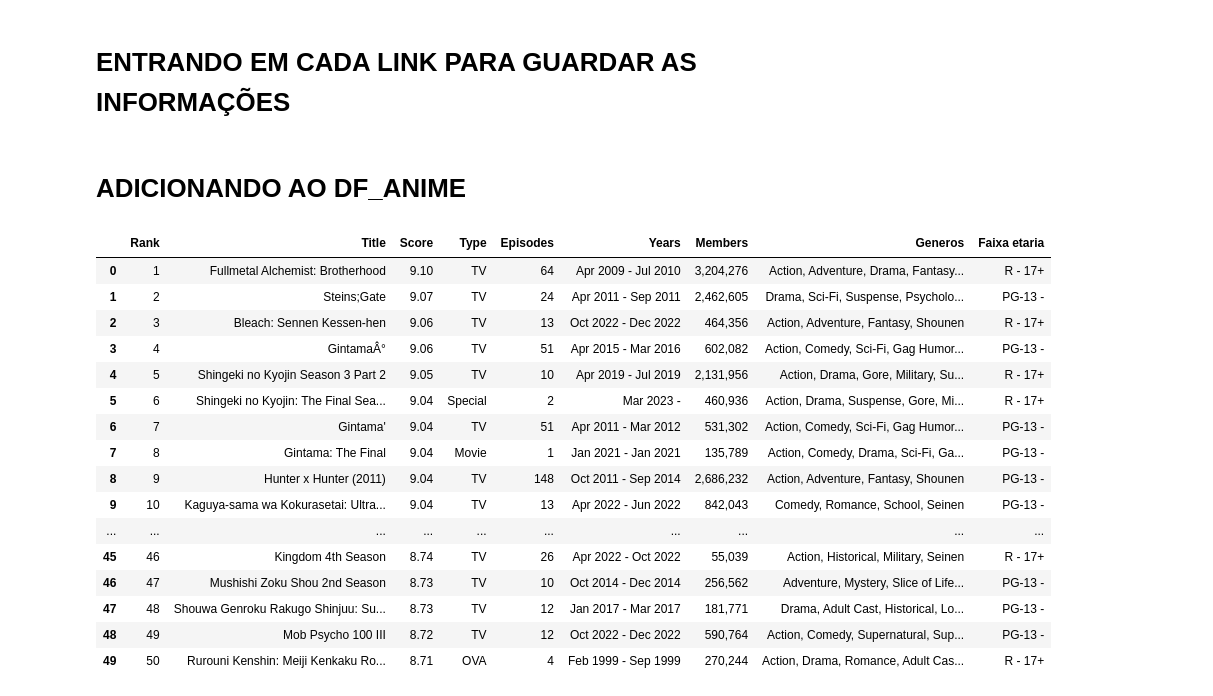
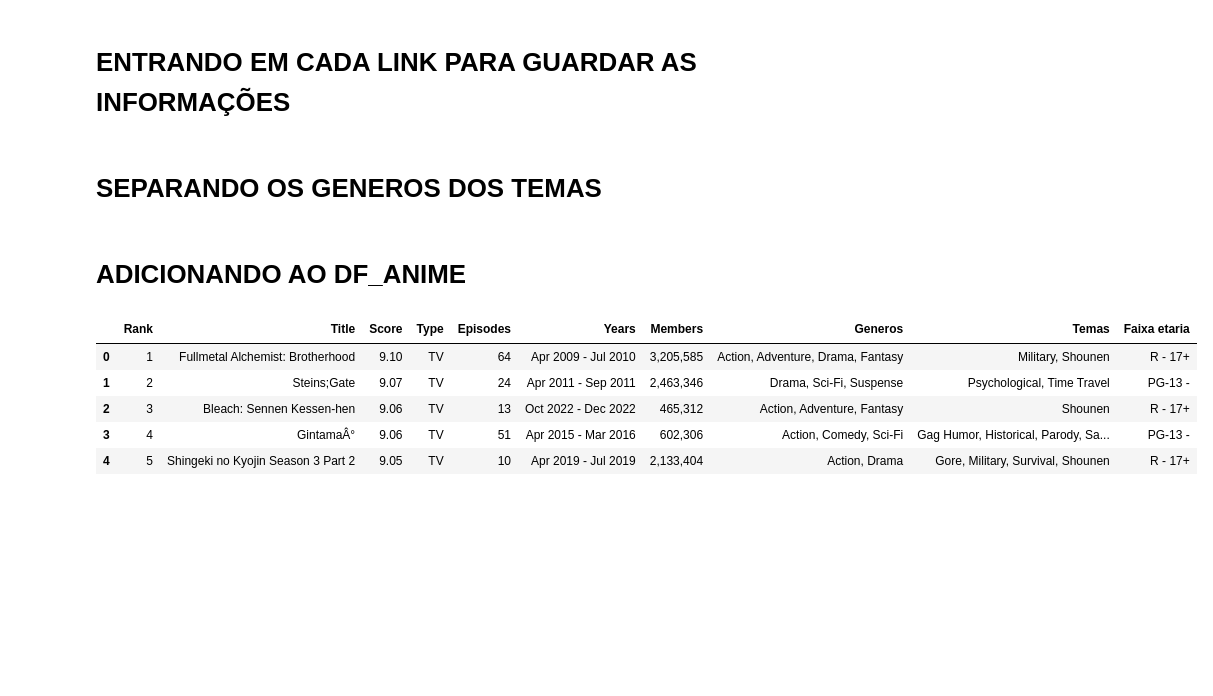
Before and after one commit to levirenato/tabelaMyanimelist, a Jupyter notebook: Anime_ranking.ipynb, the cells around one changed output. Cells and saved outputs as stored; diff of their text form; code cells hidden in the pictures; blank space fills up the shorter version.

```diff
--- a/Anime_ranking.ipynb
+++ b/Anime_ranking.ipynb
@@ -75,7 +53,7 @@ links=links[:top] #limitando a lista para o valor escolhido
 # %% [markdown]
 # ENTRANDO EM CADA LINK PARA GUARDAR AS INFORMAÇÕES
 # %%
-matriz_etaria, matriz_genero = [[],[]] #criandp as duas lista vazias para inserir os dados da matriz
+matriz_etaria, generos_e_temas_bruto = [],[]
 
 # Looping para ler cada link na lista receber os dados, adicionar na lista e ir para o proximo link
 for url in links:
@@ -90,8 +68,8 @@ for url in links:
 
     try:
         #genero
-        generos = bloco_side.find_all("span",attrs={"itemprop": "genre"})
-        generos = [genero.get_text() for genero in generos]
+        generos_e_temas = bloco_side.find_all("span",attrs={"itemprop": "genre"})
+        generos_e_temas = [i.get_text() for i in generos_e_temas]
 
         #idade
         faixa_etaria = bloco_side.find(string=re.compile(r"\s[A-Za-z]{1,2}\s?-|[+]\s?")).text
@@ -99,31 +77,43 @@ for url in links:
     except:
         generos = ""
         faixa_etaria = ""
-    #dicionario
-    matriz_genero.append(", ".join(str(genero) for genero in generos))
+
+    # matriz com os generos e temas misturados
+    generos_e_temas_bruto.append(generos_e_temas)
+
+    #Criadno a matriz faixa etária
     matriz_etaria.append(faixa_etaria)
+# %% [markdown]
+# SEPARANDO OS GENEROS DOS TEMAS
+# %%
+matriz_genero,matriz_tema = [],[] #criando as tres lista vazias para inserir os dados da matriz
+
+# Listas de temas e generos padrão disponibilzados no site
+lista_de_generos =["Action","Adventure","Avant Garde","Award Winning","Boys Love","Comedy","Drama","Fantasy","Girls Love","Gourmet",
+                   "Horror","Mystery","Romance","Sci-Fi","Slice of Life","Sports","Supernatural","Suspense"]
+
+# separando os temas dos generos
+for i in generos_e_temas_bruto:
+  lista_gen,lista_tem =[],[]
+  for genero in i:
+    if genero in lista_de_generos:
+      lista_gen.append(genero)
+    else:
+      lista_tem.append(genero)
+
+  matriz_genero.append(", ".join(str(genero) for genero in lista_gen))
+  matriz_tema.append(", ".join(str(tema) for tema in lista_tem))
 # %% [markdown]
 # ADICIONANDO AO DF_ANIME
 # %%
-df_anime["Generos"] = matriz_genero #criando a coluna generos e adicionando os dados
+df_anime["Generos"] = matriz_genero  #criando a coluna generos e adicionando os dados
+df_anime["Temas"] = matriz_tema #criando a coluna generos e adicionando os dados
 df_anime["Faixa etaria"] = matriz_etaria #criando a coluna generos e adicionando os dados
+df_anime
+# %% [output]
+|  | Rank | Title | Score | Type | Episodes | Years | Members | Generos | Temas | Faixa etaria |
+| 0 | 1 | Fullmetal Alchemist: Brotherhood | 9.10 | TV | 64 | Apr 2009 - Jul 2010 | 3,205,585 | Action, Adventure, Drama, Fantasy | Military, Shounen | R - 17+ |
+| 1 | 2 | Steins;Gate | 9.07 | TV | 24 | Apr 2011 - Sep 2011 | 2,463,346 | Drama, Sci-Fi, Suspense | Psychological, Time Travel | PG-13 - |
+| 2 | 3 | Bleach: Sennen Kessen-hen | 9.06 | TV | 13 | Oct 2022 - Dec 2022 | 465,312 | Action, Adventure, Fantasy | Shounen | R - 17+ |
+| 3 | 4 | GintamaÂ° | 9.06 | TV | 51 | Apr 2015 - Mar 2016 | 602,306 | Action, Comedy, Sci-Fi | Gag Humor, Historical, Parody, Sa... | PG-13 - |
+| 4 | 5 | Shingeki no Kyojin Season 3 Part 2 | 9.05 | TV | 10 | Apr 2019 - Jul 2019 | 2,133,404 | Action, Drama | Gore, Military, Survival, Shounen | R - 17+ |
-# %%
-df_anime
-# %% [output]
-|  | Rank | Title | Score | Type | Episodes | Years | Members | Generos | Faixa etaria |
-| 0 | 1 | Fullmetal Alchemist: Brotherhood | 9.10 | TV | 64 | Apr 2009 - Jul 2010 | 3,204,276 | Action, Adventure, Drama, Fantasy... | R - 17+ |
-| 1 | 2 | Steins;Gate | 9.07 | TV | 24 | Apr 2011 - Sep 2011 | 2,462,605 | Drama, Sci-Fi, Suspense, Psycholo... | PG-13 - |
-| 2 | 3 | Bleach: Sennen Kessen-hen | 9.06 | TV | 13 | Oct 2022 - Dec 2022 | 464,356 | Action, Adventure, Fantasy, Shounen | R - 17+ |
-| 3 | 4 | GintamaÂ° | 9.06 | TV | 51 | Apr 2015 - Mar 2016 | 602,082 | Action, Comedy, Sci-Fi, Gag Humor... | PG-13 - |
-| 4 | 5 | Shingeki no Kyojin Season 3 Part 2 | 9.05 | TV | 10 | Apr 2019 - Jul 2019 | 2,131,956 | Action, Drama, Gore, Military, Su... | R - 17+ |
-| 5 | 6 | Shingeki no Kyojin: The Final Sea... | 9.04 | Special | 2 | Mar 2023 - | 460,936 | Action, Drama, Suspense, Gore, Mi... | R - 17+ |
-| 6 | 7 | Gintama' | 9.04 | TV | 51 | Apr 2011 - Mar 2012 | 531,302 | Action, Comedy, Sci-Fi, Gag Humor... | PG-13 - |
-| 7 | 8 | Gintama: The Final | 9.04 | Movie | 1 | Jan 2021 - Jan 2021 | 135,789 | Action, Comedy, Drama, Sci-Fi, Ga... | PG-13 - |
-| 8 | 9 | Hunter x Hunter (2011) | 9.04 | TV | 148 | Oct 2011 - Sep 2014 | 2,686,232 | Action, Adventure, Fantasy, Shounen | PG-13 - |
-| 9 | 10 | Kaguya-sama wa Kokurasetai: Ultra... | 9.04 | TV | 13 | Apr 2022 - Jun 2022 | 842,043 | Comedy, Romance, School, Seinen | PG-13 - |
-| ... | ... | ... | ... | ... | ... | ... | ... | ... | ... |
-| 45 | 46 | Kingdom 4th Season | 8.74 | TV | 26 | Apr 2022 - Oct 2022 | 55,039 | Action, Historical, Military, Seinen | R - 17+ |
-| 46 | 47 | Mushishi Zoku Shou 2nd Season | 8.73 | TV | 10 | Oct 2014 - Dec 2014 | 256,562 | Adventure, Mystery, Slice of Life... | PG-13 - |
-| 47 | 48 | Shouwa Genroku Rakugo Shinjuu: Su... | 8.73 | TV | 12 | Jan 2017 - Mar 2017 | 181,771 | Drama, Adult Cast, Historical, Lo... | PG-13 - |
-| 48 | 49 | Mob Psycho 100 III | 8.72 | TV | 12 | Oct 2022 - Dec 2022 | 590,764 | Action, Comedy, Supernatural, Sup... | PG-13 - |
-| 49 | 50 | Rurouni Kenshin: Meiji Kenkaku Ro... | 8.71 | OVA | 4 | Feb 1999 - Sep 1999 | 270,244 | Action, Drama, Romance, Adult Cas... | R - 17+ |
```
Also changed, not shown: parts of 3 cells of this notebook.
